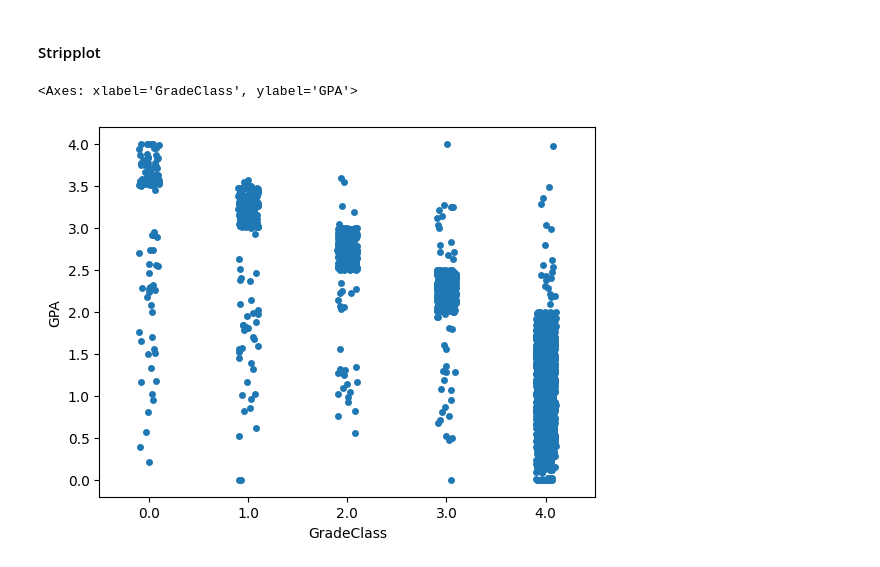
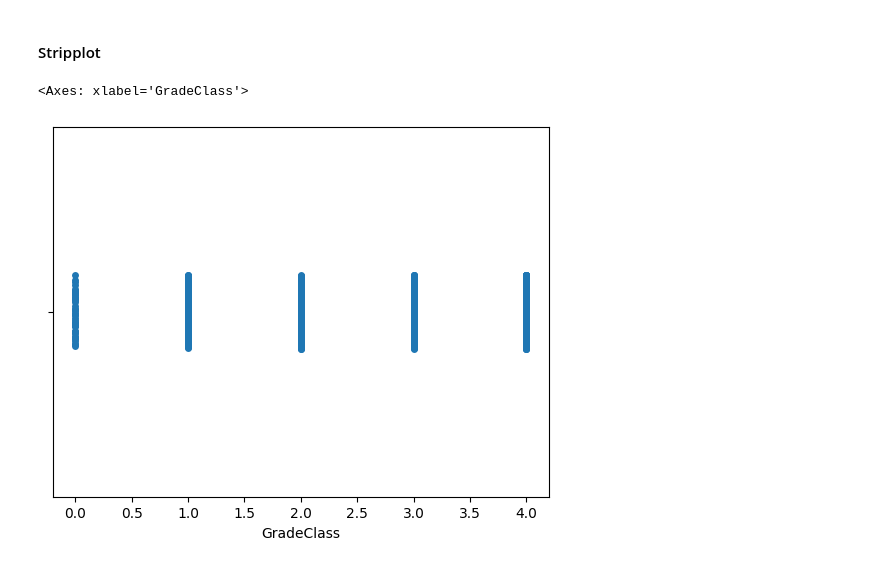
Before and after one commit to cykreet/snare, a Jupyter notebook: NoteBook/UnivariateAnalysis.ipynb, the cells around one changed output. Drawn from its saved outputs; the diff is of its cells as text; code cells hidden in the pictures.

```diff
--- a/NoteBook/UnivariateAnalysis.ipynb
+++ b/NoteBook/UnivariateAnalysis.ipynb
@@ -55,8 +56,8 @@ KeyError: 'GPA'
 # %% [markdown]
 #### Stripplot
 # %%
-seabornforvis.stripplot(x= df['GradeClass'],y=df['GPA'])
+seabornforvis.stripplot(x= df['GradeClass'])
 #finally, this visualisation shows the spread of classes in each grade class. It offers a more isolated view of each class to analyse how spread out students are.
 # %% [output]
-<Axes: xlabel='GradeClass', ylabel='GPA'>
+<Axes: xlabel='GradeClass'>
-[figure, old version]
+[figure, new version]
```
Also changed, not shown: parts of 1 cell of this notebook.
